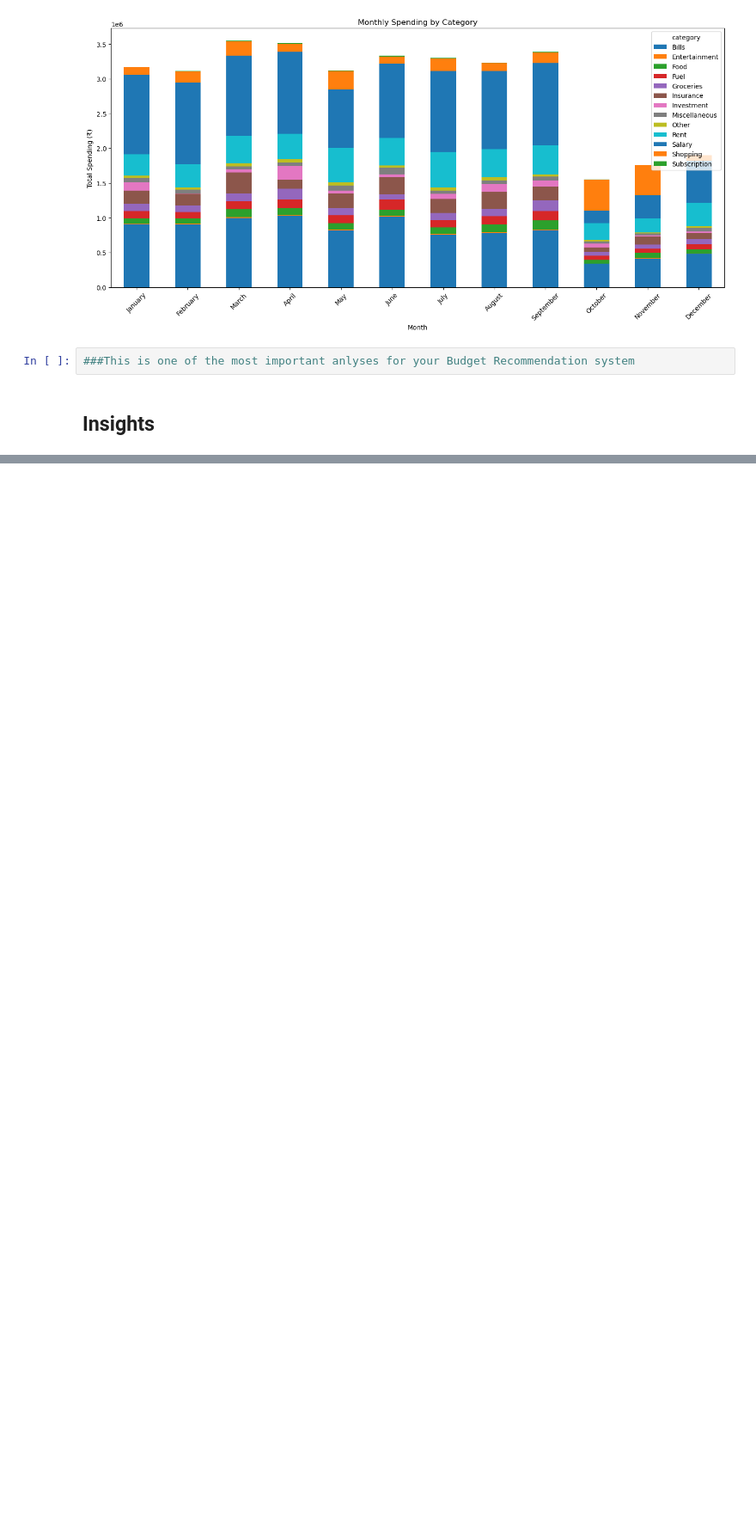
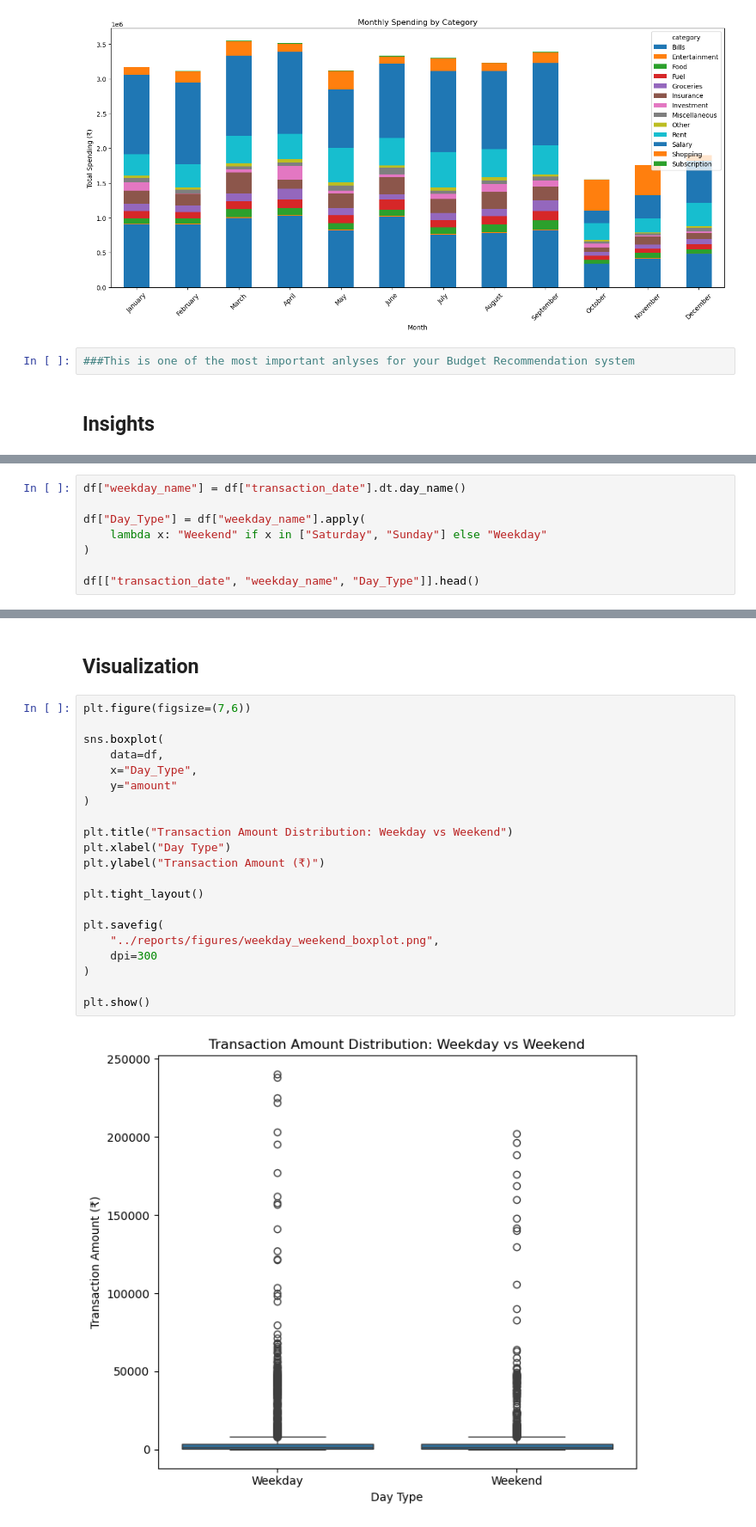
Before and after one commit to SatheMonika04/AI-Financial-Wellness-Coach, a Jupyter notebook: EDA/Final_master_transaction.ipynb, the cells around one changed output, grey strips where cells are left out. Shown at 86% size. Cells and saved outputs as stored; diff of their text form; blank space fills up the shorter version.

```diff
--- a/EDA/Final_master_transaction.ipynb
+++ b/EDA/Final_master_transaction.ipynb
@@ -2395,0 +2510,8 @@ plt.show()
+# %%
+df["weekday_name"] = df["transaction_date"].dt.day_name()
+
+df["Day_Type"] = df["weekday_name"].apply(
+    lambda x: "Weekend" if x in ["Saturday", "Sunday"] else "Weekday"
+)
+
+df[["transaction_date", "weekday_name", "Day_Type"]].head()
@@ -2395,0 +2537,25 @@ plt.show()
+# %% [markdown]
+## Visualization
+# %%
+plt.figure(figsize=(7,6))
+
+sns.boxplot(
+    data=df,
+    x="Day_Type",
+    y="amount"
+)
+
+plt.title("Transaction Amount Distribution: Weekday vs Weekend")
+plt.xlabel("Day Type")
+plt.ylabel("Transaction Amount (₹)")
+
+plt.tight_layout()
+
+plt.savefig(
+    "../reports/figures/weekday_weekend_boxplot.png",
+    dpi=300
+)
+
+plt.show()
+# %% [output]
+[figure, added]
```
Also changed, not shown: parts of 99 cells of this notebook, 14 other files.
